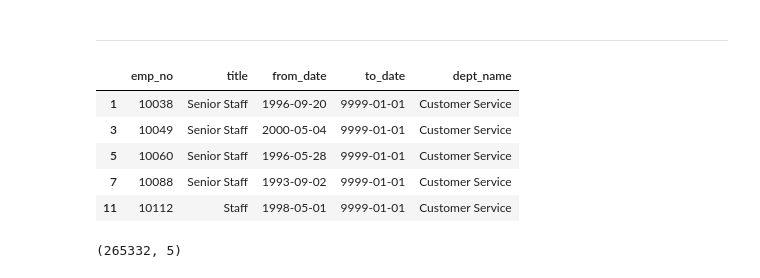
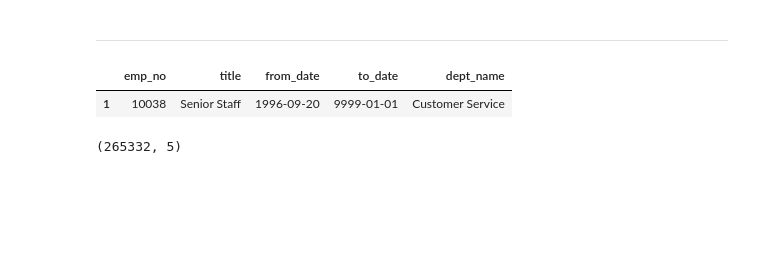
Before and after one commit to faithkane3/e_python, a Jupyter notebook: advanced_dataframes_walkthrough.ipynb, the cells around one changed output. Drawn from its saved outputs; the diff is of its cells as text; code cells hidden in the pictures; blank space fills up the shorter version.

```diff
--- a/advanced_dataframes_walkthrough.ipynb
+++ b/advanced_dataframes_walkthrough.ipynb
@@ -839,7 +952,7 @@ dept_title_query = '''
 # %%
 # Read in data from a CSV file instead of repeatedly hitting database.
 
-dept_titles = pd.read_csv('dept_titles.csv', index_col=0)
+dept_titles = pd.read_csv('data/dept_titles.csv', index_col=0)
 dept_titles.head()
 # %% [output]
 |  | emp_no | title | from_date | to_date | dept_name |
@@ -898,15 +987,11 @@ ___
 # %%
 # Create a subset of only titles currently held by employees
 
 current_titles = dept_titles[dept_titles.to_date == dept_titles.to_date.max()]
-current_titles.head()
+current_titles.head(1)
 # %% [output]
 |  | emp_no | title | from_date | to_date | dept_name |
 | 1 | 10038 | Senior Staff | 1996-09-20 | 9999-01-01 | Customer Service |
-| 3 | 10049 | Senior Staff | 2000-05-04 | 9999-01-01 | Customer Service |
-| 5 | 10060 | Senior Staff | 1996-05-28 | 9999-01-01 | Customer Service |
-| 7 | 10088 | Senior Staff | 1993-09-02 | 9999-01-01 | Customer Service |
-| 11 | 10112 | Staff | 1998-05-01 | 9999-01-01 | Customer Service |
 # %%
 current_titles.shape
 # %% [output]
```
Also changed, not shown: parts of 63 cells of this notebook.
